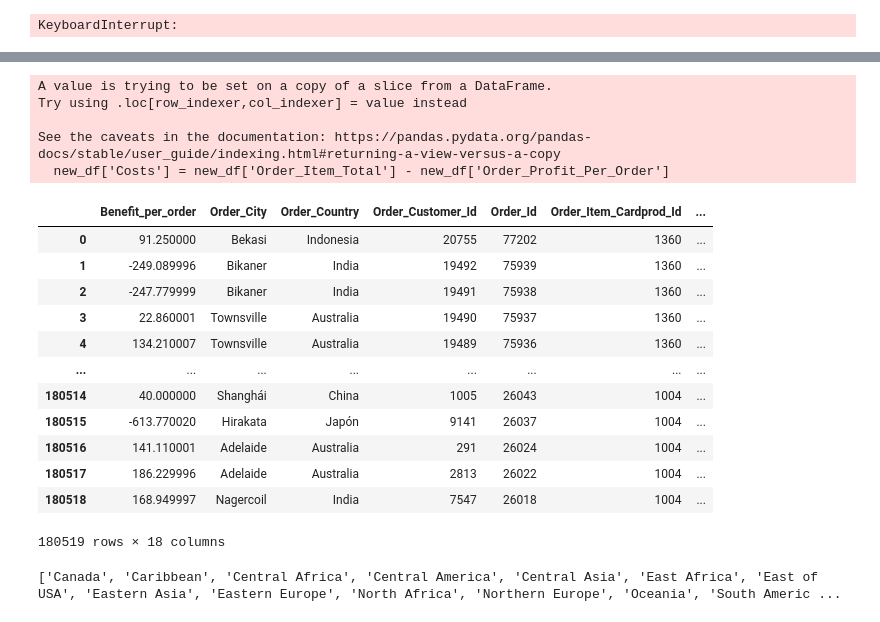
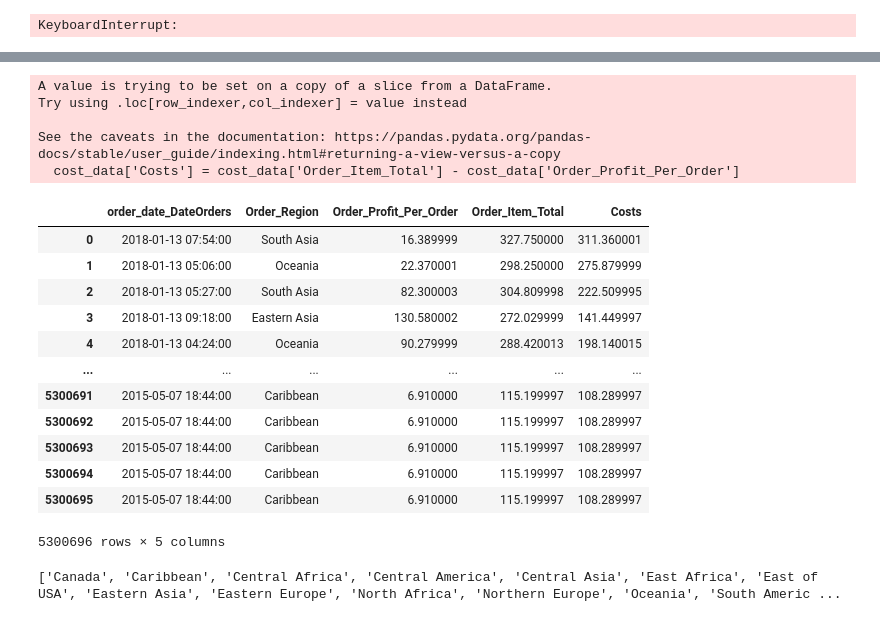
Before and after one commit to CCNY-Analytics-and-Quant/BA-F-2023-Steven-Fernandez-MD-Miah-Mohammed-Hussain, a Jupyter notebook: Final Project/python_code.ipynb, the cells around one changed output, grey strips where cells are left out. Saved outputs shown, nothing was run; the diff lists cells and outputs as text; code cells hidden in the pictures.

```diff
--- a/Final Project/python_code.ipynb
+++ b/Final Project/python_code.ipynb
@@ -8,0 +6,2 @@ FileNotFoundError: [Errno 2] No such file or directory: 'BAFALL2023-Assignments-
+# %%
+df = pd.read_csv('df2_region.csv')
@@ -12,10 +27,10 @@ db = sqla.create_engine("mssql+pymssql://stevenfernandez37:CCny24038137@johndroe
 # %%
 #testing opening databases
-df = pd.read_sql("""select * from orderdata""", db)
+#f = pd.read_sql("""select * from orderdata""", db)
 
 #this is to show the profit over time to understand if there is any deficiencies with profit
-profit_df = pd.read_sql("""select order_date_DateOrders, Order_Profit_Per_Order
-                        from orderdata""", db)
+#profit_df = pd.read_sql("""select order_date_DateOrders, Order_Profit_Per_Order
+                        #from orderdata""", db)
 
 #this is to understand profits by region channel over time
 # %%
@@ -77 +89,4 @@ Customer_Segment                    object
 dtype: object
+# %%
+#converting order_date_DateOrders column to datetime data types
+df['order_date_DateOrders'] = pd.to_datetime(df['order_date_DateOrders'])
@@ -148,0 +164,9 @@ dtype: object
+# %%
+# dropping columns that are not needed
+cost_data = df[[
+       'order_date_DateOrders',
+       'Order_Region', 'Order_Profit_Per_Order',
+       'Order_Item_Total'
+       ]]
+
+cost_data
@@ -149,26 +187,26 @@ dtype: object
 # %%
 #derving order costs to create the costs column
-new_df['Costs'] = new_df['Order_Item_Total'] - new_df['Order_Profit_Per_Order']
+cost_data['Costs'] = cost_data['Order_Item_Total'] - cost_data['Order_Profit_Per_Order']
 
-new_df
+cost_data
 # %% [output]
 A value is trying to be set on a copy of a slice from a DataFrame.
 Try using .loc[row_indexer,col_indexer] = value instead
 
 See the caveats in the documentation: https://pandas.pydata.org/pandas-docs/stable/user_guide/indexing.html#returning-a-view-versus-a-copy
-  new_df['Costs'] = new_df['Order_Item_Total'] - new_df['Order_Profit_Per_Order']
+  cost_data['Costs'] = cost_data['Order_Item_Total'] - cost_data['Order_Profit_Per_Order']
-|  | Benefit_per_order | Order_City | Order_Country | Order_Customer_Id | Order_Id | Order_Item_Cardprod_Id | ... |
-| 0 | 91.250000 | Bekasi | Indonesia | 20755 | 77202 | 1360 | ... |
-| 1 | -249.089996 | Bikaner | India | 19492 | 75939 | 1360 | ... |
-| 2 | -247.779999 | Bikaner | India | 19491 | 75938 | 1360 | ... |
-| 3 | 22.860001 | Townsville | Australia | 19490 | 75937 | 1360 | ... |
-| 4 | 134.210007 | Townsville | Australia | 19489 | 75936 | 1360 | ... |
-| ... | ... | ... | ... | ... | ... | ... | ... |
-| 180514 | 40.000000 | Shanghái | China | 1005 | 26043 | 1004 | ... |
-| 180515 | -613.770020 | Hirakata | Japón | 9141 | 26037 | 1004 | ... |
-| 180516 | 141.110001 | Adelaide | Australia | 291 | 26024 | 1004 | ... |
-| 180517 | 186.229996 | Adelaide | Australia | 2813 | 26022 | 1004 | ... |
-| 180518 | 168.949997 | Nagercoil | India | 7547 | 26018 | 1004 | ... |
+|  | order_date_DateOrders | Order_Region | Order_Profit_Per_Order | Order_Item_Total | Costs |
+| 0 | 2018-01-13 07:54:00 | South Asia | 16.389999 | 327.750000 | 311.360001 |
+| 1 | 2018-01-13 05:06:00 | Oceania | 22.370001 | 298.250000 | 275.879999 |
+| 2 | 2018-01-13 05:27:00 | South Asia | 82.300003 | 304.809998 | 222.509995 |
+| 3 | 2018-01-13 09:18:00 | Eastern Asia | 130.580002 | 272.029999 | 141.449997 |
+| 4 | 2018-01-13 04:24:00 | Oceania | 90.279999 | 288.420013 | 198.140015 |
+| ... | ... | ... | ... | ... | ... |
+| 5300691 | 2015-05-07 18:44:00 | Caribbean | 6.910000 | 115.199997 | 108.289997 |
+| 5300692 | 2015-05-07 18:44:00 | Caribbean | 6.910000 | 115.199997 | 108.289997 |
+| 5300693 | 2015-05-07 18:44:00 | Caribbean | 6.910000 | 115.199997 | 108.289997 |
+| 5300694 | 2015-05-07 18:44:00 | Caribbean | 6.910000 | 115.199997 | 108.289997 |
+| 5300695 | 2015-05-07 18:44:00 | Caribbean | 6.910000 | 115.199997 | 108.289997 |
-180519 rows × 18 columns
+5300696 rows × 5 columns
 # %%
 # creating a index of all of the unique region values under the 'Order_Region' column and sorting them by alphabeitcal order
```
Also changed, not shown: parts of 40 cells of this notebook.
